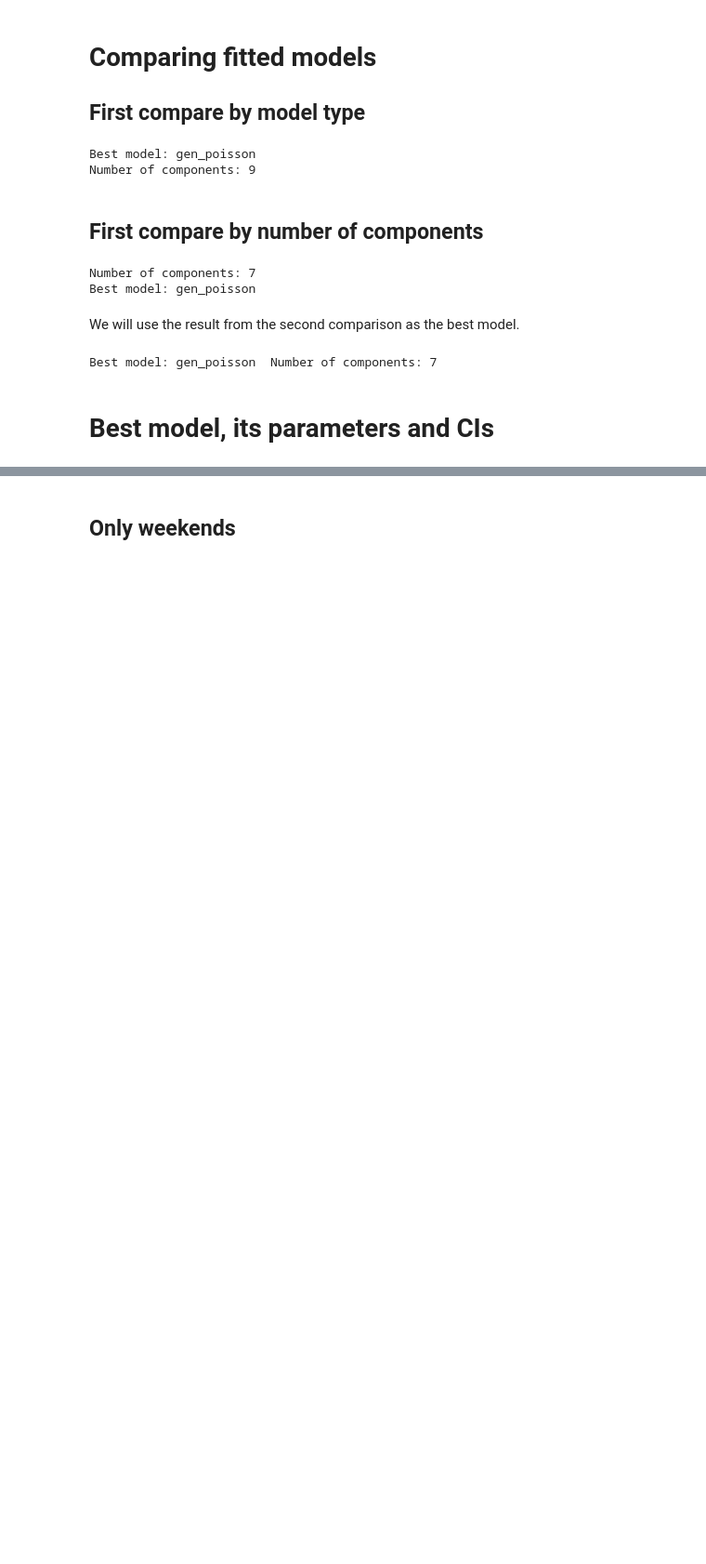
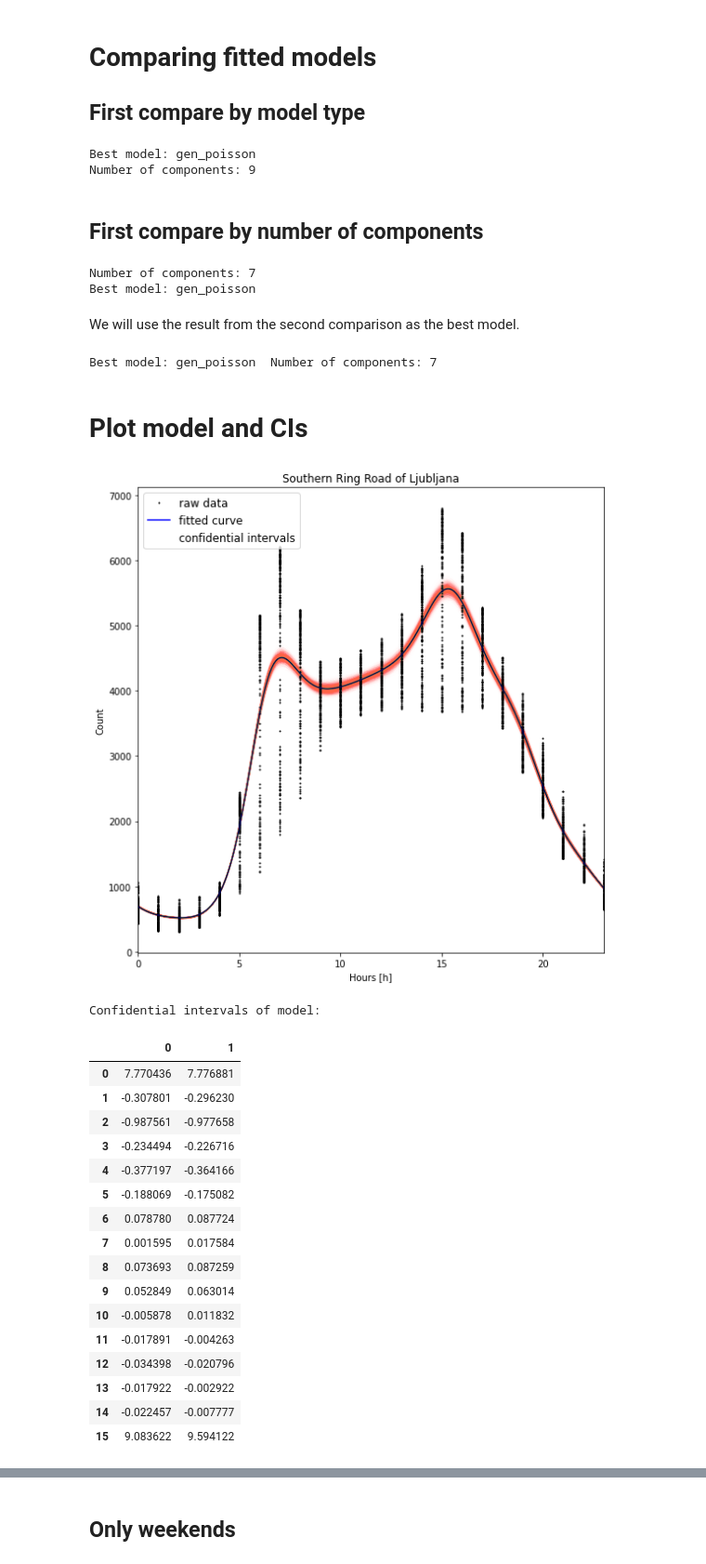
Before and after one commit to ninavelikajne/RhythmCount, a Jupyter notebook: example/traffic_example.ipynb, the cells around one changed output, grey strips where cells are left out. Shown at 93% size. Drawn from its saved outputs; the diff is of its cells as text; code cells hidden in the pictures; blank space fills up the shorter version.

```diff
--- a/example/traffic_example.ipynb
+++ b/example/traffic_example.ipynb
@@ -81,4 +81,28 @@ print("Best model: {}  Number of components: {}".format(best_model.model_type,be
 # %% [output]
 Best model: gen_poisson  Number of components: 7
 # %% [markdown]
-# Best model, its parameters and CIs
+# Plot model and CIs
+# %%
+CIs=plot.plot_model(df, model_type, n_component, title='Southern Ring Road of Ljubljana')
+print('Confidential intervals of model:')
+display(CIs)
+# %% [output]
+[figure, added]
+Confidential intervals of model:
+|  | 0 | 1 |
+| 0 | 7.770436 | 7.776881 |
+| 1 | -0.307801 | -0.296230 |
+| 2 | -0.987561 | -0.977658 |
+| 3 | -0.234494 | -0.226716 |
+| 4 | -0.377197 | -0.364166 |
+| 5 | -0.188069 | -0.175082 |
+| 6 | 0.078780 | 0.087724 |
+| 7 | 0.001595 | 0.017584 |
+| 8 | 0.073693 | 0.087259 |
+| 9 | 0.052849 | 0.063014 |
+| 10 | -0.005878 | 0.011832 |
+| 11 | -0.017891 | -0.004263 |
+| 12 | -0.034398 | -0.020796 |
+| 13 | -0.017922 | -0.002922 |
+| 14 | -0.022457 | -0.007777 |
+| 15 | 9.083622 | 9.594122 |
```
Also changed, not shown: parts of 8 cells of this notebook, 14 other files.
